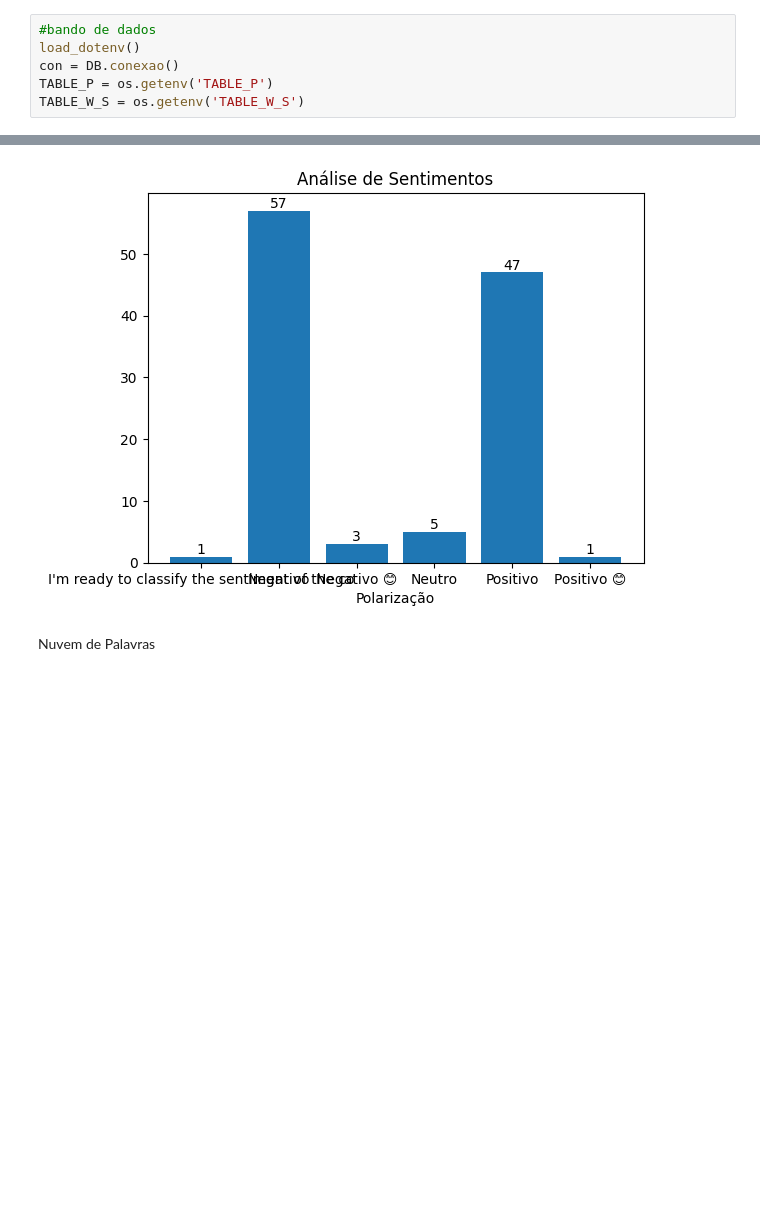
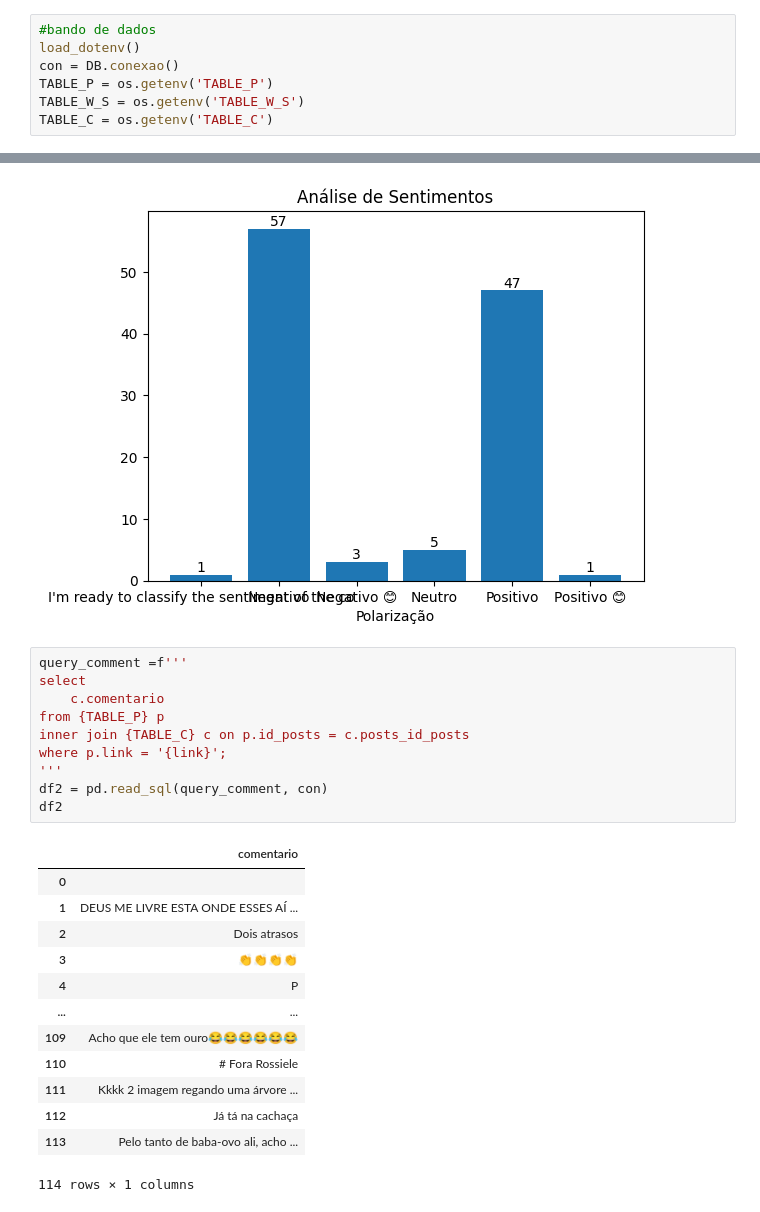
Before and after one commit to dadosliquidos/data-analysis-cop-30, a Jupyter notebook: load.ipynb, the cells around one changed output, grey strips where cells are left out. Cells and saved outputs as stored; diff of their text form; blank space fills up the shorter version.

Commit message:
inplemetando nuvem de palavras.

```diff
--- a/load.ipynb
+++ b/load.ipynb
@@ -17,6 +18,7 @@ load_dotenv()
 con = DB.conexao()
 TABLE_P = os.getenv('TABLE_P')
 TABLE_W_S = os.getenv('TABLE_W_S')
+TABLE_C = os.getenv('TABLE_C')
 # %%
 
 query = f'''
@@ -59,6 +61,28 @@ ax.set_title('Análise de Sentimentos')
 plt.show()
 # %% [output]
 [figure]
-# %% [markdown]
-Nuvem de Palavras
+# %%
+query_comment =f'''
+select
+	c.comentario
+from {TABLE_P} p
+inner join {TABLE_C} c on p.id_posts = c.posts_id_posts
+where p.link = '{link}';
+'''
+df2 = pd.read_sql(query_comment, con)
+df2
+# %% [output]
+|  | comentario |
+| 0 |  |
+| 1 | DEUS ME LIVRE ESTA ONDE ESSES AÍ ... |
+| 2 | Dois atrasos |
+| 3 | 👏👏👏👏 |
+| 4 | P |
+| ... | ... |
+| 109 | Acho que ele tem ouro😂😂😂😂😂😂 |
+| 110 | # Fora Rossiele |
+| 111 | Kkkk 2 imagem regando uma árvore ... |
+| 112 | Já tá na cachaça |
+| 113 | Pelo tanto de baba-ovo ali, acho ... |
+114 rows × 1 columns
 # %%
```
Also changed, not shown: parts of 2 cells of this notebook.
